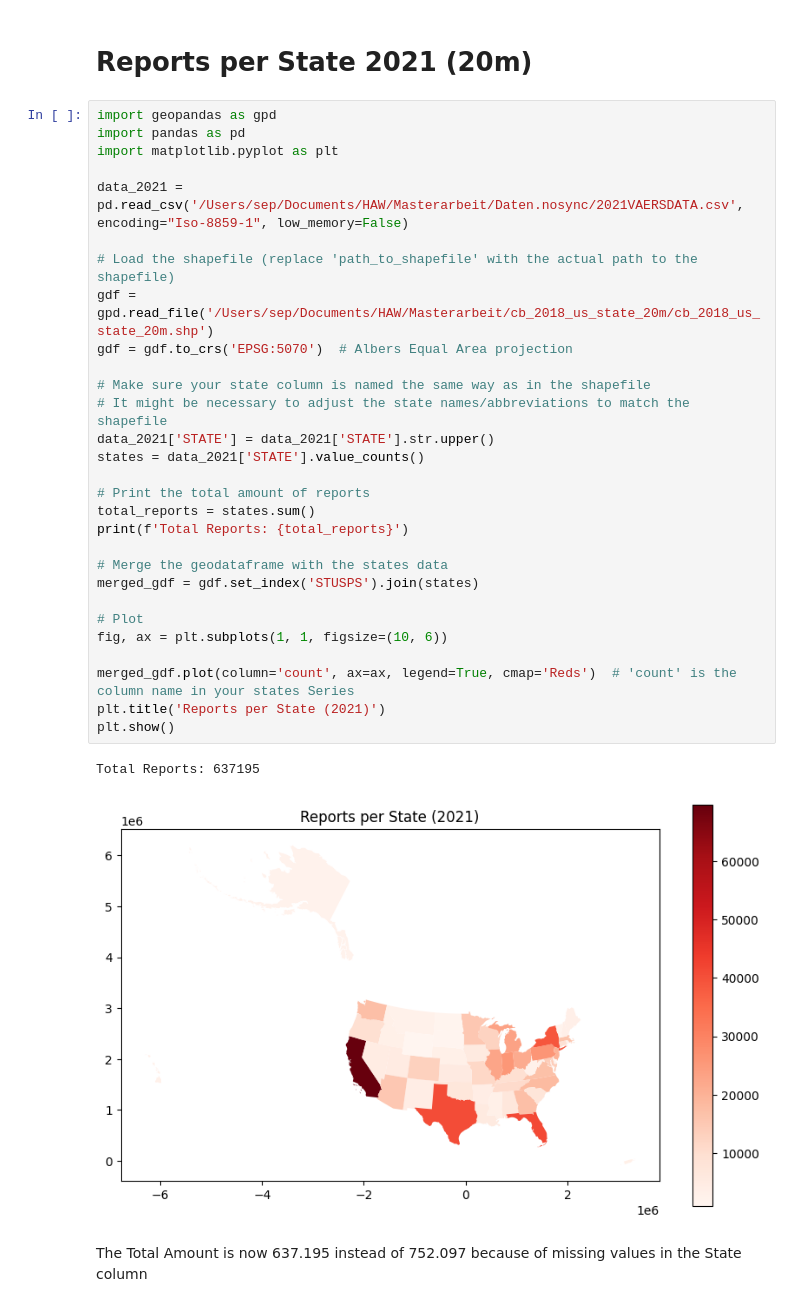
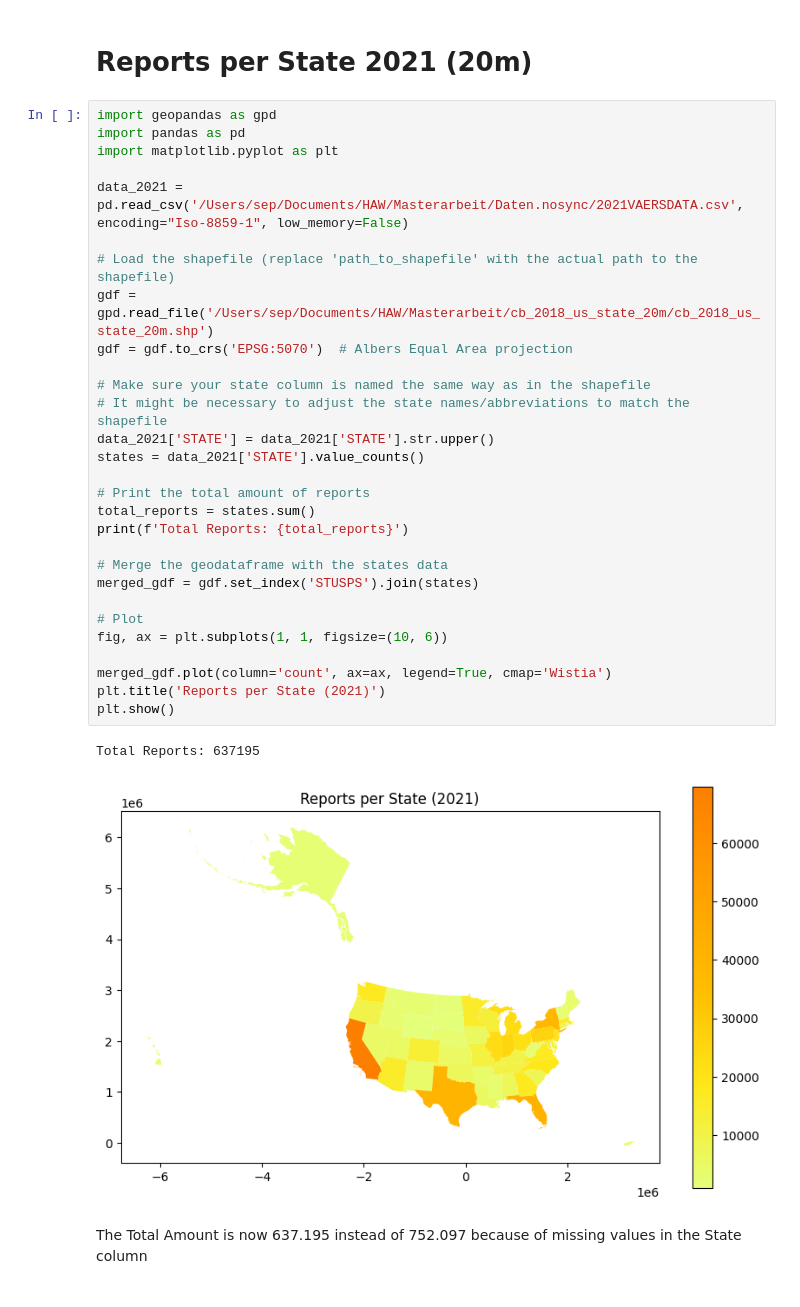
Before and after one commit to ZaNioxX/Masterarbeit, a Jupyter notebook: Data_Exploration/Reports_per_State.ipynb, the cells around one changed output. Drawn from its saved outputs; the diff is of its cells as text.

```diff
--- a/Data_Exploration/Reports_per_State.ipynb
+++ b/Data_Exploration/Reports_per_State.ipynb
@@ -168,35 +209,35 @@ merged_gdf['count'].sum()
 # %%
 import geopandas as gpd
 import pandas as pd
 import matplotlib.pyplot as plt
 
 data_2021 = pd.read_csv('/Users/sep/Documents/HAW/Masterarbeit/Daten.nosync/2021VAERSDATA.csv', encoding="Iso-8859-1", low_memory=False)
 
 # Load the shapefile (replace 'path_to_shapefile' with the actual path to the shapefile)
 gdf = gpd.read_file('/Users/sep/Documents/HAW/Masterarbeit/cb_2018_us_state_20m/cb_2018_us_state_20m.shp')
 gdf = gdf.to_crs('EPSG:5070')  # Albers Equal Area projection
 
 # Make sure your state column is named the same way as in the shapefile
 # It might be necessary to adjust the state names/abbreviations to match the shapefile
 data_2021['STATE'] = data_2021['STATE'].str.upper()
 states = data_2021['STATE'].value_counts()
 
 # Print the total amount of reports
 total_reports = states.sum()
 print(f'Total Reports: {total_reports}')
 
 # Merge the geodataframe with the states data
 merged_gdf = gdf.set_index('STUSPS').join(states)
 
 # Plot
 fig, ax = plt.subplots(1, 1, figsize=(10, 6))
 
-merged_gdf.plot(column='count', ax=ax, legend=True, cmap='Reds')  # 'count' is the column name in your states Series
+merged_gdf.plot(column='count', ax=ax, legend=True, cmap='Wistia')
 plt.title('Reports per State (2021)')
 plt.show()
 # %% [output]
 Total Reports: 637195
-[figure, old version]
+[figure, new version]
 # %% [markdown]
 The Total Amount is now 637.195 instead of 752.097 because of missing values in the State column
 # %% [markdown]
```
Also changed, not shown: parts of 10 cells of this notebook, 29 other files.
